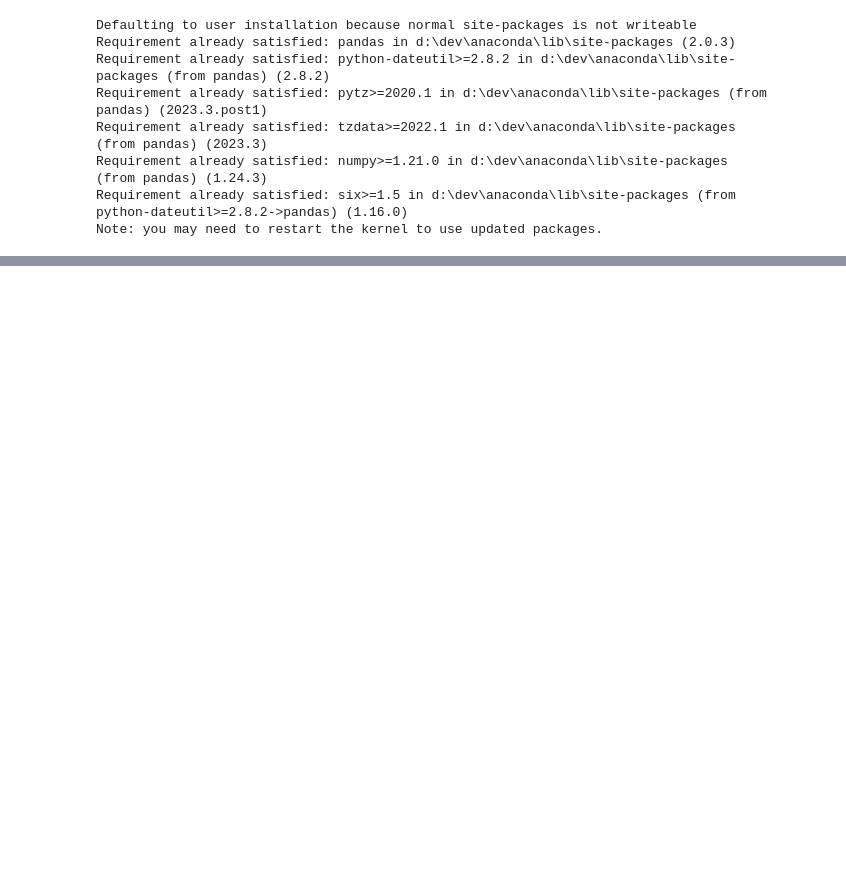
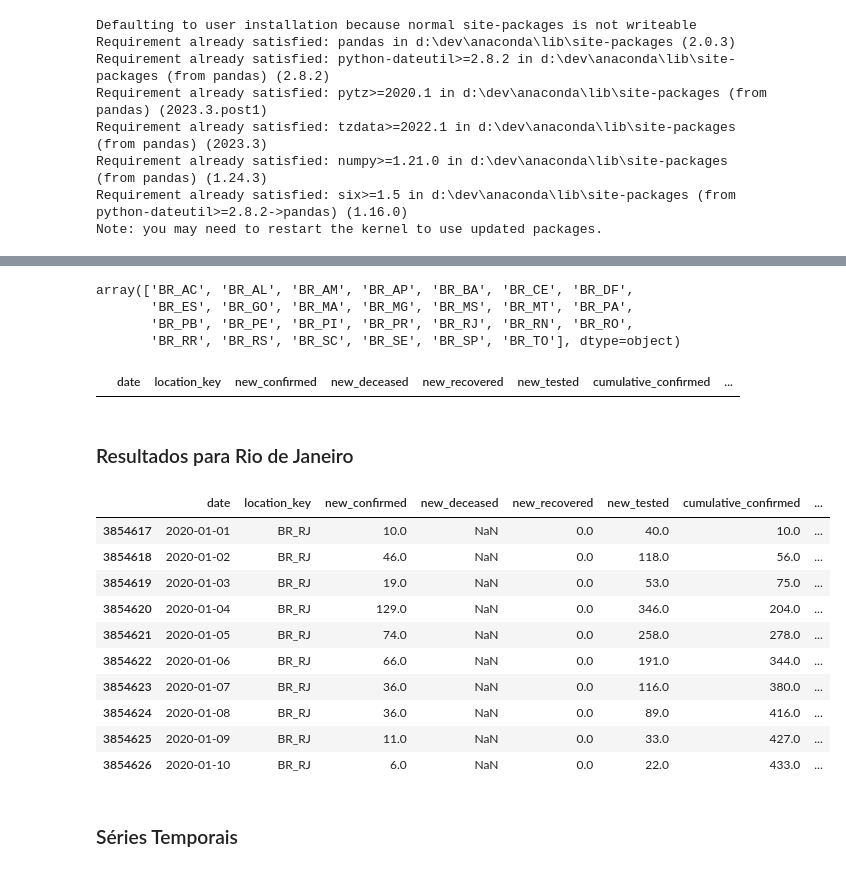
Before and after one commit to dnncamargo/etl-analytics, a Jupyter notebook: covid_open_data_etl/ETL with Google Covid-19 Open Data.ipynb, the cells around one changed output, grey strips where cells are left out. Cells and saved outputs as stored; diff of their text form; code cells hidden in the pictures; blank space fills up the shorter version.

```diff
--- a/covid_open_data_etl/ETL with Google Covid-19 Open Data.ipynb
+++ b/covid_open_data_etl/ETL with Google Covid-19 Open Data.ipynb
@@ -67,0 +211,29 @@ Download concluído com sucesso! Tamanho do arquivo: 1420044994 bytes.
+# %%
+br_location_keys_df['location_key'].unique()
+# %% [output]
+array(['BR_AC', 'BR_AL', 'BR_AM', 'BR_AP', 'BR_BA', 'BR_CE', 'BR_DF',
+       'BR_ES', 'BR_GO', 'BR_MA', 'BR_MG', 'BR_MS', 'BR_MT', 'BR_PA',
+       'BR_PB', 'BR_PE', 'BR_PI', 'BR_PR', 'BR_RJ', 'BR_RN', 'BR_RO',
+       'BR_RR', 'BR_RS', 'BR_SC', 'BR_SE', 'BR_SP', 'BR_TO'], dtype=object)
+# %%
+epidemiology_df[epidemiology_df['location_key'].isin(br_location_keys_df)]
+# %% [output]
+|  | date | location_key | new_confirmed | new_deceased | new_recovered | new_tested | cumulative_confirmed | ... |
+# %% [markdown]
+### Resultados para Rio de Janeiro
+# %%
+epidemiology_df[epidemiology_df['location_key']  == 'BR_RJ'].head(10)
+# %% [output]
+|  | date | location_key | new_confirmed | new_deceased | new_recovered | new_tested | cumulative_confirmed | ... |
+| 3854617 | 2020-01-01 | BR_RJ | 10.0 | NaN | 0.0 | 40.0 | 10.0 | ... |
+| 3854618 | 2020-01-02 | BR_RJ | 46.0 | NaN | 0.0 | 118.0 | 56.0 | ... |
+| 3854619 | 2020-01-03 | BR_RJ | 19.0 | NaN | 0.0 | 53.0 | 75.0 | ... |
+| 3854620 | 2020-01-04 | BR_RJ | 129.0 | NaN | 0.0 | 346.0 | 204.0 | ... |
+| 3854621 | 2020-01-05 | BR_RJ | 74.0 | NaN | 0.0 | 258.0 | 278.0 | ... |
+| 3854622 | 2020-01-06 | BR_RJ | 66.0 | NaN | 0.0 | 191.0 | 344.0 | ... |
+| 3854623 | 2020-01-07 | BR_RJ | 36.0 | NaN | 0.0 | 116.0 | 380.0 | ... |
+| 3854624 | 2020-01-08 | BR_RJ | 36.0 | NaN | 0.0 | 89.0 | 416.0 | ... |
+| 3854625 | 2020-01-09 | BR_RJ | 11.0 | NaN | 0.0 | 33.0 | 427.0 | ... |
+| 3854626 | 2020-01-10 | BR_RJ | 6.0 | NaN | 0.0 | 22.0 | 433.0 | ... |
+# %% [markdown]
+### Séries Temporais
```
Also changed, not shown: parts of 20 cells of this notebook, 2 other files.
